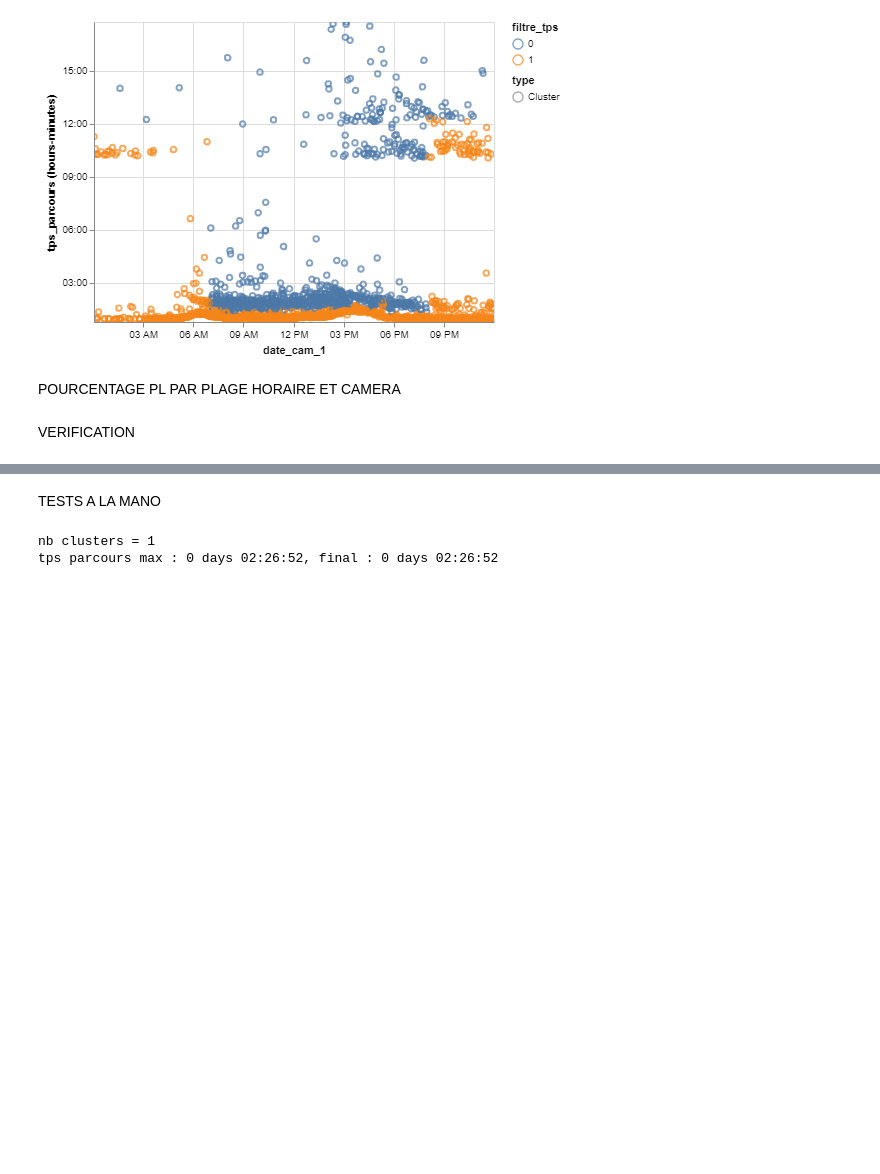
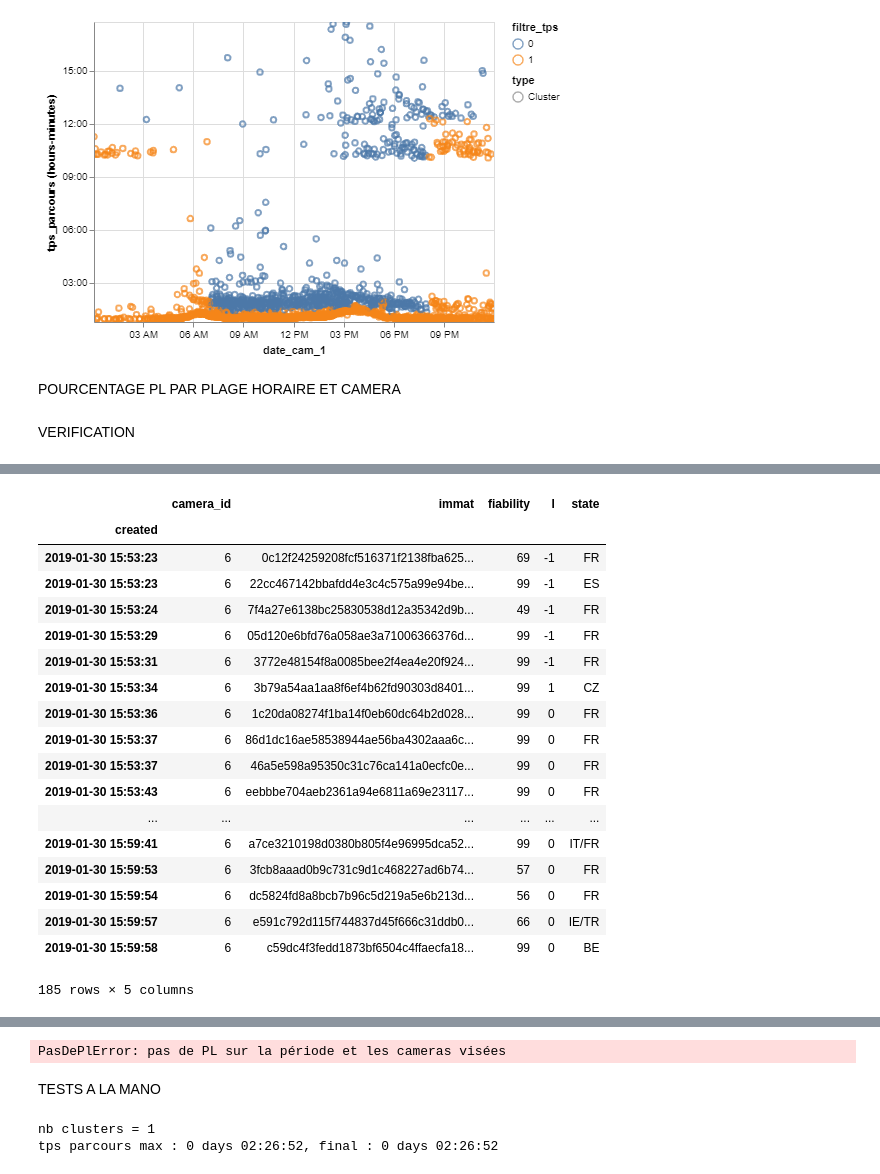
Before and after one commit to nantodevison/lapi, a Jupyter notebook: Carto_Lapi/Analyse/pour_test_travail.ipynb, the cells around one changed output, grey strips where cells are left out. Saved outputs shown, nothing was run; the diff lists cells and outputs as text; code cells hidden in the pictures; blank space fills up the shorter version.

```diff
--- a/Carto_Lapi/Analyse/pour_test_travail.ipynb
+++ b/Carto_Lapi/Analyse/pour_test_travail.ipynb
@@ -280,3 +309,27 @@ df_3semaines.loc[df_3semaines['immat']=='4c09dbea0bdad633c3ac4a88933f969996e242b
+# %%
+
+toto=df_3semaines.loc[pd.to_datetime('2019-01-30 00:00:00'):pd.to_datetime('2019-01-30 16:00:00')]
+toto.loc[(toto['camera_id']==6)]
+# %% [output]
+|  | camera_id | immat | fiability | l | state |
+| created |  |  |  |  |  |
+| 2019-01-30 15:53:23 | 6 | 0c12f24259208fcf516371f2138fba625... | 69 | -1 | FR |
+| 2019-01-30 15:53:23 | 6 | 22cc467142bbafdd4e3c4c575a99e94be... | 99 | -1 | ES |
+| 2019-01-30 15:53:24 | 6 | 7f4a27e6138bc25830538d12a35342d9b... | 49 | -1 | FR |
+| 2019-01-30 15:53:29 | 6 | 05d120e6bfd76a058ae3a71006366376d... | 99 | -1 | FR |
+| 2019-01-30 15:53:31 | 6 | 3772e48154f8a0085bee2f4ea4e20f924... | 99 | -1 | FR |
+| 2019-01-30 15:53:34 | 6 | 3b79a54aa1aa8f6ef4b62fd90303d8401... | 99 | 1 | CZ |
+| 2019-01-30 15:53:36 | 6 | 1c20da08274f1ba14f0eb60dc64b2d028... | 99 | 0 | FR |
+| 2019-01-30 15:53:37 | 6 | 86d1dc16ae58538944ae56ba4302aaa6c... | 99 | 0 | FR |
+| 2019-01-30 15:53:37 | 6 | 46a5e598a95350c31c76ca141a0ecfc0e... | 99 | 0 | FR |
+| 2019-01-30 15:53:43 | 6 | eebbbe704aeb2361a94e6811a69e23117... | 99 | 0 | FR |
+| ... | ... | ... | ... | ... | ... |
+| 2019-01-30 15:59:41 | 6 | a7ce3210198d0380b805f4e96995dca52... | 99 | 0 | IT/FR |
+| 2019-01-30 15:59:53 | 6 | 3fcb8aaad0b9c731c9d1c468227ad6b74... | 57 | 0 | FR |
+| 2019-01-30 15:59:54 | 6 | dc5824fd8a8bcb7b96c5d219a5e6b213d... | 56 | 0 | FR |
+| 2019-01-30 15:59:57 | 6 | e591c792d115f744837d45f666c31ddb0... | 66 | 0 | IE/TR |
+| 2019-01-30 15:59:58 | 6 | c59dc4f3fedd1873bf6504c4ffaecfa18... | 99 | 0 | BE |
+185 rows × 5 columns
 # %%
 # retrouver une immatriculatiob dans ledico o_d
 dico_od.loc[dico_od['immat']=='b4a14d6f285826ae2d1d6042c7ab13e2d01b98d0']
@@ -288,8 +341,10 @@ dico_od.loc[dico_od['immat']=='b4a14d6f285826ae2d1d6042c7ab13e2d01b98d0']
 #%time trajet_test=t.trajet(df_3semaines.loc['2019-01-29 00:00:00':'2019-01-30 23:59:59'], '2019-01-29 00:00:00', 1440, [15, 19],modeRegroupement='aucun')
 """%time test=t.trajet(df_3semaines.loc['2019-01-29 00:00:00':'2019-01-30 23:59:59'], '2019-01-29 00:00:00', 1440, [15, 19,4],typeTrajet='Indirect',
                      modeRegroupement='aucun')"""
-test=t.trajet(df_3semaines.loc['2019-01-29 00:00:00':'2019-01-30 23:59:59'], '2019-01-29 12:00:00', 60, [15, 11],typeTrajet='Global',temps_max_autorise=18,
+test=t.trajet(df_3semaines.loc['2019-01-30 00:00:00':'2019-01-31 23:59:59'], '2019-01-30 10:00:00', 60, [6, 13],typeTrajet='Global',temps_max_autorise=18,
                      modeRegroupement='1/2')
+# %% [output]
+PasDePlError: pas de PL sur la période et les cameras visées
 # %% [markdown]
 TESTS A LA MANO
 # %%
```
Also changed, not shown: parts of 11 cells of this notebook, 1 other file.
